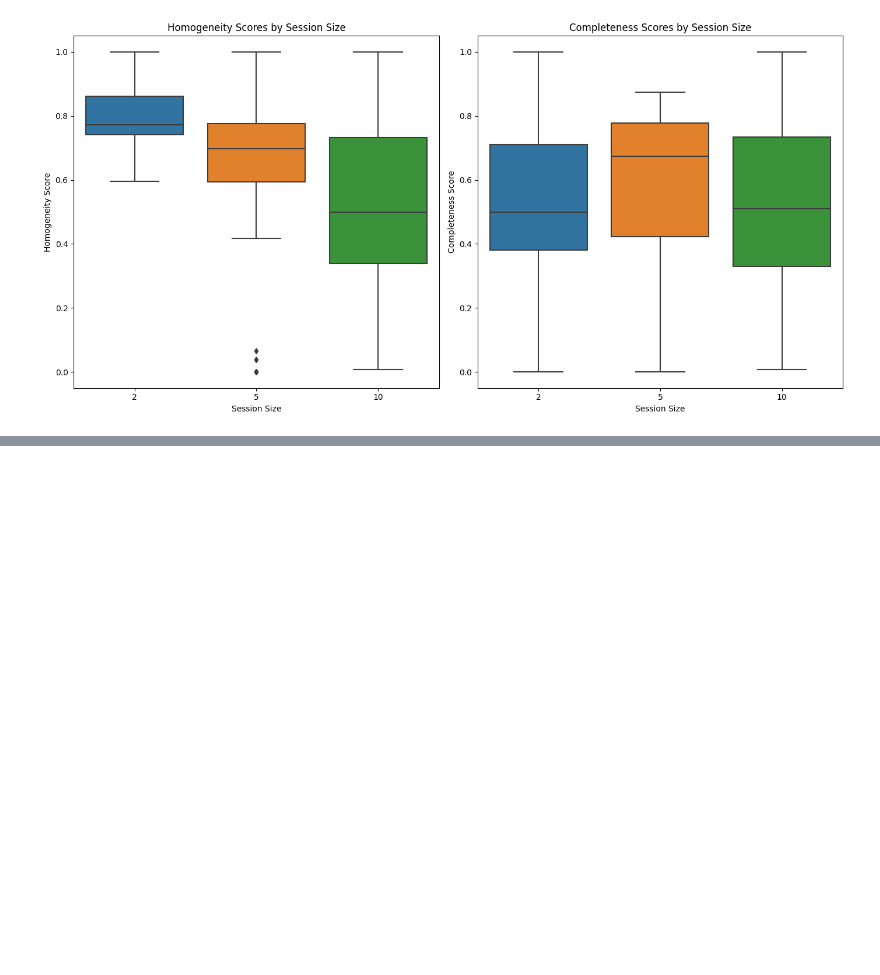
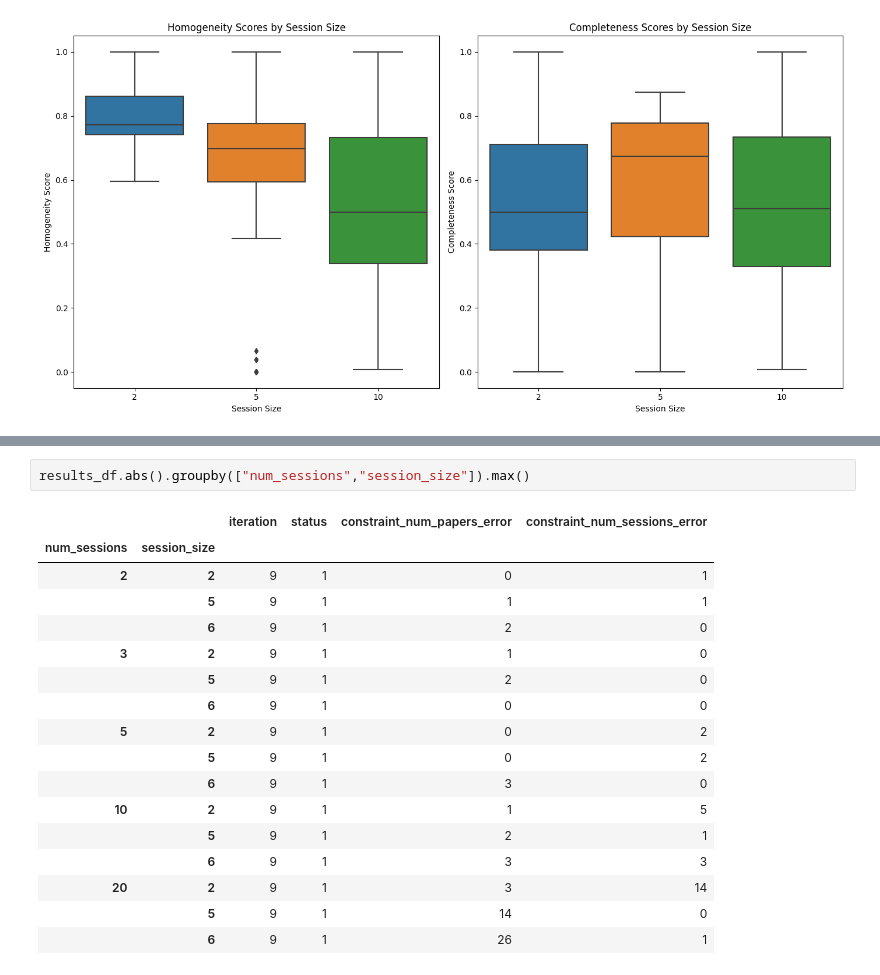
Before and after one commit to deddyjobson/llms-for-scheduling, a Jupyter notebook: 10_09_once_again.ipynb, the cells around one changed output, grey strips where cells are left out. Saved outputs shown, nothing was run; the diff lists cells and outputs as text; blank space fills up the shorter version.

```diff
--- a/10_09_once_again.ipynb
+++ b/10_09_once_again.ipynb
@@ -649,0 +693,20 @@ df_error_rates = pd.DataFrame(data)#, columns=columns)
+# %%
+results_df.abs().groupby(["num_sessions","session_size"]).max()
+# %% [output]
+|  |  | iteration | status | constraint_num_papers_error | constraint_num_sessions_error |
+| num_sessions | session_size |  |  |  |  |
+| 2 | 2 | 9 | 1 | 0 | 1 |
+|  | 5 | 9 | 1 | 1 | 1 |
+|  | 6 | 9 | 1 | 2 | 0 |
+| 3 | 2 | 9 | 1 | 1 | 0 |
+|  | 5 | 9 | 1 | 2 | 0 |
+|  | 6 | 9 | 1 | 0 | 0 |
+| 5 | 2 | 9 | 1 | 0 | 2 |
+|  | 5 | 9 | 1 | 0 | 2 |
+|  | 6 | 9 | 1 | 3 | 0 |
+| 10 | 2 | 9 | 1 | 1 | 5 |
+|  | 5 | 9 | 1 | 2 | 1 |
+|  | 6 | 9 | 1 | 3 | 3 |
+| 20 | 2 | 9 | 1 | 3 | 14 |
+|  | 5 | 9 | 1 | 14 | 0 |
+|  | 6 | 9 | 1 | 26 | 1 |
```
Also changed, not shown: parts of 6 cells of this notebook, 1 other file.
